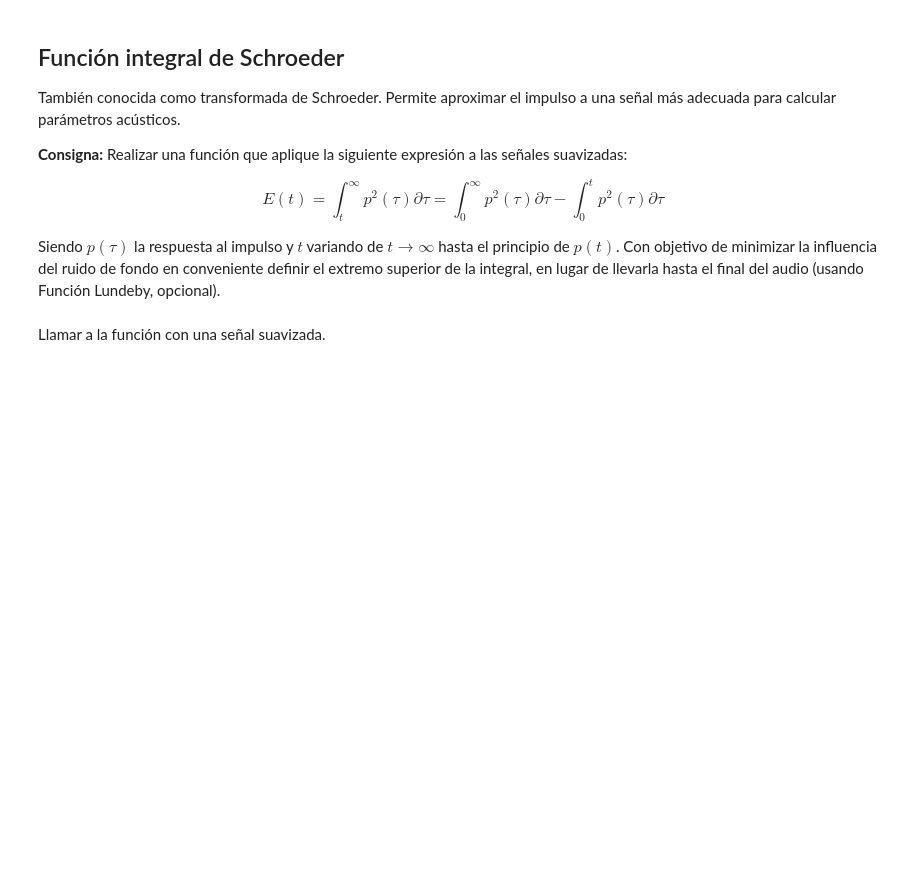
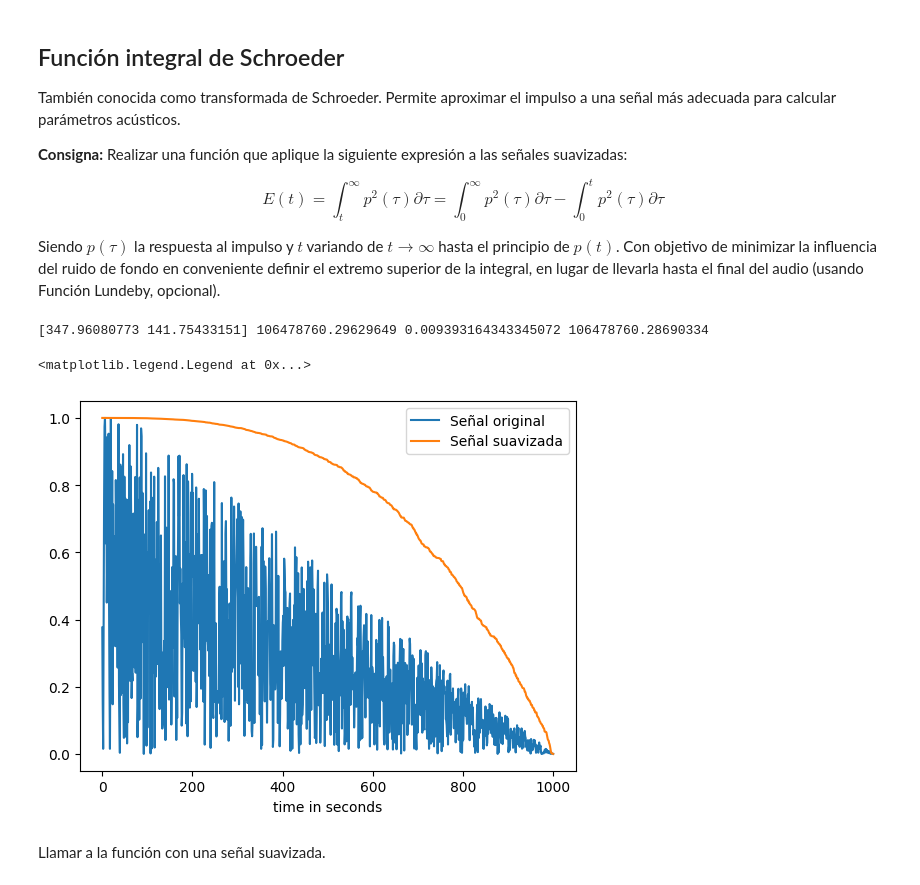
Before and after one commit to LucaFalchini/signal_sistems, a Jupyter notebook: noteboks/tercer_entrega.ipynb, the cells around one changed output. Drawn from its saved outputs; the diff is of its cells as text; code cells hidden in the pictures; blank space fills up the shorter version.

```diff
--- a/noteboks/tercer_entrega.ipynb
+++ b/noteboks/tercer_entrega.ipynb
@@ -305,3 +303,30 @@ Siendo $p(\tau)$ la respuesta al impulso y $t$ variando de $t\rightarrow\infty$
+# %%
+# completar
+data = np.random.random(1000)
+for i in range(len(data)):
+    data[i] = (i+1)*data[i]
+data = data[::-1]
+data_norm = data/max(abs(max(data)), abs(min(data)))
+
+E = np.sum(np.power(data,2)) - np.cumsum(np.power(data[::-1],2))
+E_norm = E/max(abs(max(E)), abs(min(E)))
+print(data[0:2],np.sum(np.power(data[::-1],2)), np.cumsum(np.power(data[::-1],2))[0], E[0])
+# %% [output]
+[347.96080773 141.75433151] 106478760.29629649 0.009393164343345072 106478760.28690334
+# %%
+# Genero un linspace para el timepo
+t = np.linspace(0, 1000, 1000)
+
+# Ploteo los resultados
+fig, ax = plt.subplots(nrows=1)
+ax.plot(t, data_norm, label='Señal original')
+ax.plot(t, E_norm, label='Señal suavizada')
+ax.set_xlabel("time in seconds")
+#ax.set_xlim(10.2, 10.5)
+ax.legend()
+# %% [output]
+<matplotlib.legend.Legend at 0x...>
+[figure, added]
 # %% [markdown]
 Llamar a la función con una señal suavizada.
 # %%
```
Also changed, not shown: parts of 1 cell of this notebook, 3 other files.
